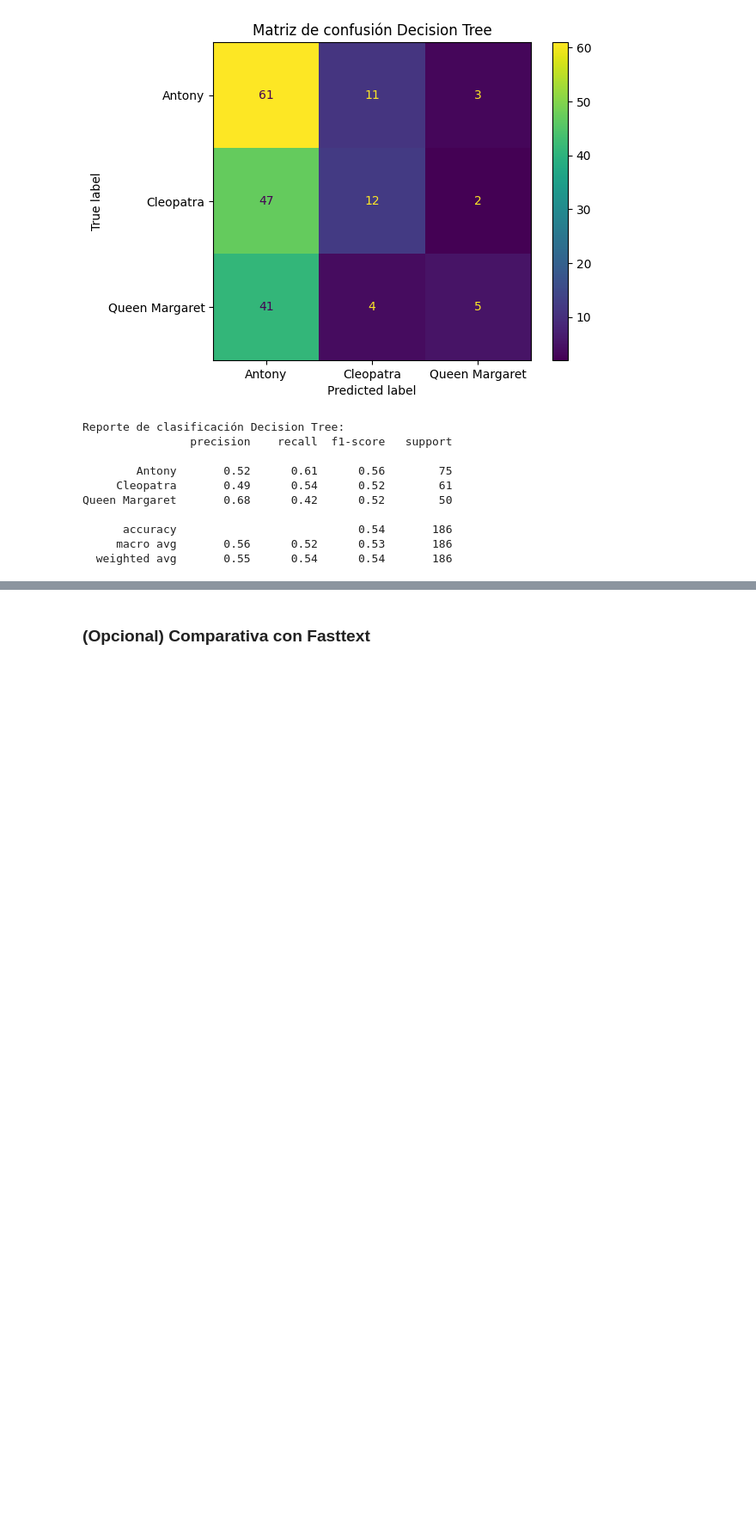
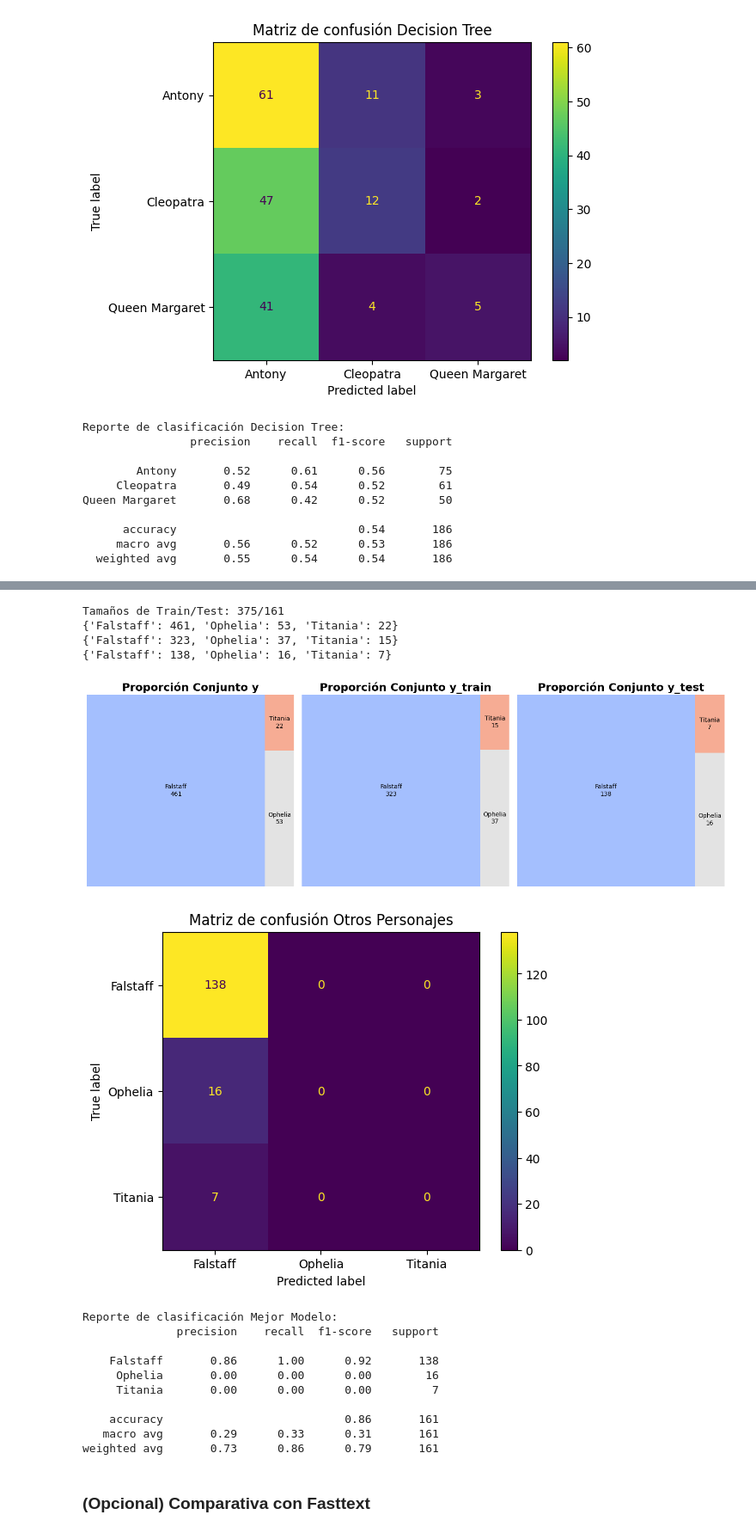
Before and after one commit to lupish/introcd_grupo_17, a Jupyter notebook: Tarea_2/shakespeare_tarea_2.ipynb, the cells around one changed output, grey strips where cells are left out. Shown at 86% size. Saved outputs shown, nothing was run; the diff lists cells and outputs as text; code cells hidden in the pictures; blank space fills up the shorter version.

```diff
--- a/Tarea_2/shakespeare_tarea_2.ipynb
+++ b/Tarea_2/shakespeare_tarea_2.ipynb
@@ -856,3 +1018,23 @@ Queen Margaret       0.68      0.42      0.52        50
+# %%
+characters = ["Falstaff", "Titania", "Ophelia"]
+evaluar_modelo_para_personajes(characters)
+# %% [output]
+Tamaños de Train/Test: 375/161
+{'Falstaff': 461, 'Ophelia': 53, 'Titania': 22}
+{'Falstaff': 323, 'Ophelia': 37, 'Titania': 15}
+{'Falstaff': 138, 'Ophelia': 16, 'Titania': 7}
+[figure, added]
+[figure, added]
+Reporte de clasificación Mejor Modelo:
+              precision    recall  f1-score   support
+
+    Falstaff       0.86      1.00      0.92       138
+     Ophelia       0.00      0.00      0.00        16
+     Titania       0.00      0.00      0.00         7
+
+    accuracy                           0.86       161
+   macro avg       0.29      0.33      0.31       161
+weighted avg       0.73      0.86      0.79       161
 # %% [markdown]
 ### (Opcional) Comparativa con Fasttext
 # %%
```
Also changed, not shown: parts of 9 cells of this notebook.
